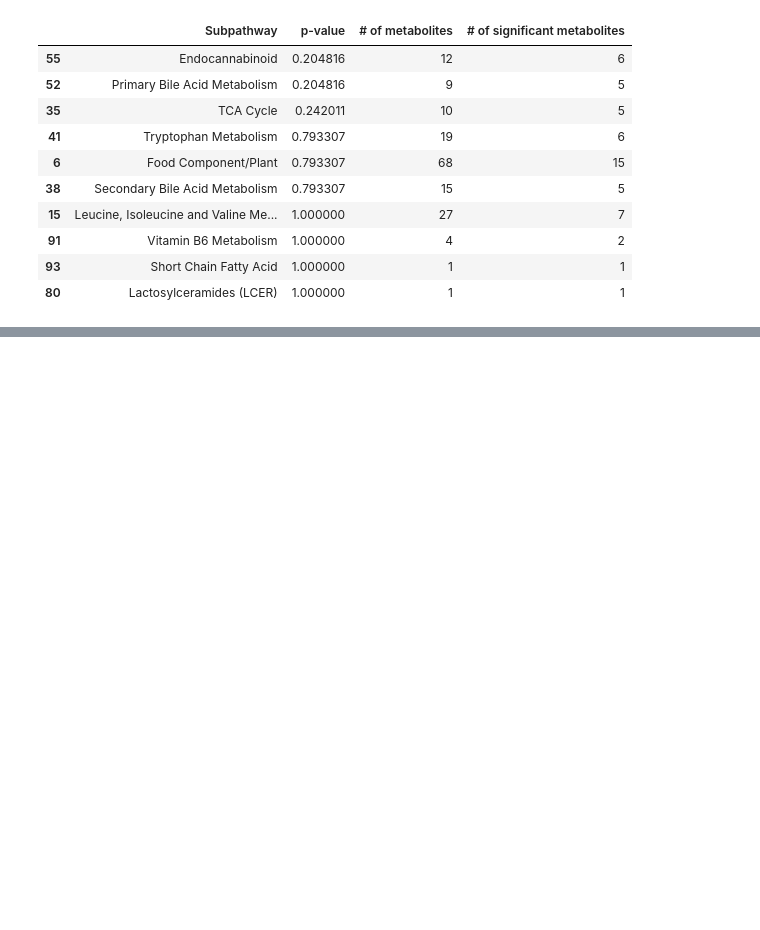
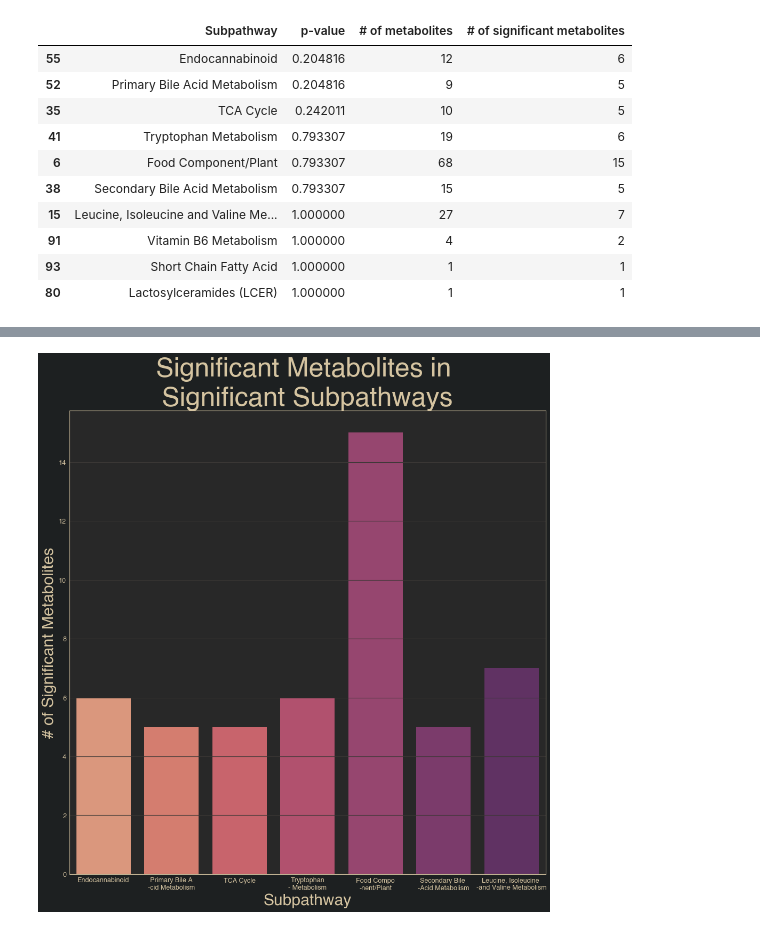
Before and after one commit to danielchang2002/FecalMetabolomics, a Jupyter notebook: notebooks/Hypergeometric.ipynb, the cells around one changed output, grey strips where cells are left out. Drawn from its saved outputs; the diff is of its cells as text; code cells hidden in the pictures; blank space fills up the shorter version.

```diff
--- a/notebooks/Hypergeometric.ipynb
+++ b/notebooks/Hypergeometric.ipynb
@@ -217,0 +220,6 @@ output_df_sorted_adjusted.to_csv('../output/subpathways_hypergeometric_adjusted.
+# %%
+grid_plot = output_df_sorted[output_df_sorted['p-value'] < 0.1]
+grid_plot.iloc[:, 0] = \
+[s if (len(s) <= 16) else s[:len(s) // 2] + "\n-" +
+     s[(len(s) // 2):] for s in grid_plot.iloc[:, 0]]
+grid_plot
@@ -217,0 +240,10 @@ output_df_sorted_adjusted.to_csv('../output/subpathways_hypergeometric_adjusted.
+# %%
+import seaborn as sns
+fig = plt.figure(figsize=(16, 16))
+ax = sns.barplot(x="Subpathway", y="# of significant metabolites", data=grid_plot, palette='flare')
+ax.set_title("Significant Metabolites in \nSignificant Subpathways", fontsize=50, wrap=True)
+plt.xlabel('Subpathway', fontsize=30)
+plt.ylabel('# of Significant Metabolites', fontsize=30)
+plt.savefig("../output/significant.png", bbox_inches="tight")
+# %% [output]
+[figure, added]
```
Also changed, not shown: parts of 5 cells of this notebook, 2 other files.
